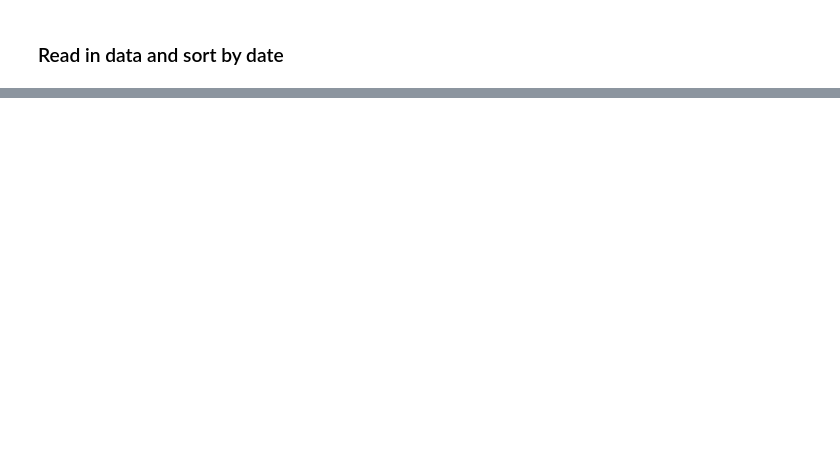
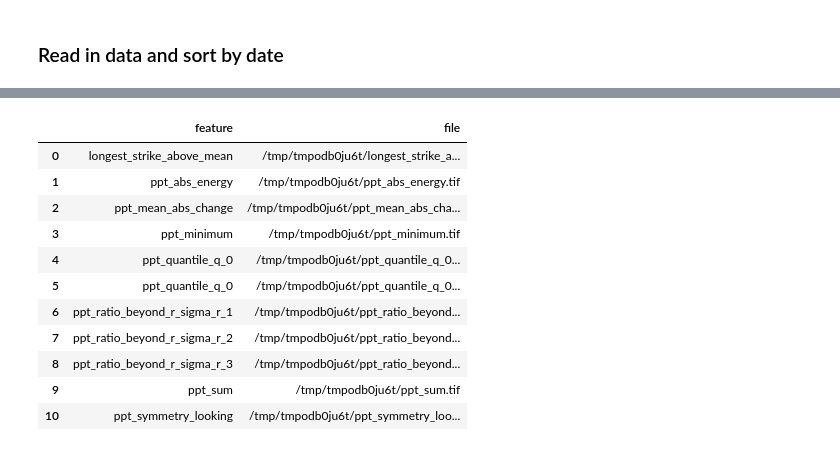
Before and after one commit to mmann1123/xr_fresh, a Jupyter notebook: notebooks/feature_extraction.ipynb, the cells around one changed output, grey strips where cells are left out. Drawn from its saved outputs; the diff is of its cells as text; code cells hidden in the pictures; blank space fills up the shorter version.

```diff
--- a/notebooks/feature_extraction.ipynb
+++ b/notebooks/feature_extraction.ipynb
@@ -207,0 +171,18 @@ Extracting:  symmetry_looking
+# %%
+features = sorted(glob(os.path.join(temp_dir, "*.tif")))
+feature_names = [os.path.basename(f).split(".")[0] for f in features]
+
+pd.DataFrame({'feature': feature_names, 'file': features})
+# %% [output]
+|  | feature | file |
+| 0 | longest_strike_above_mean | /tmp/tmpodb0ju6t/longest_strike_a... |
+| 1 | ppt_abs_energy | /tmp/tmpodb0ju6t/ppt_abs_energy.tif |
+| 2 | ppt_mean_abs_change | /tmp/tmpodb0ju6t/ppt_mean_abs_cha... |
+| 3 | ppt_minimum | /tmp/tmpodb0ju6t/ppt_minimum.tif |
+| 4 | ppt_quantile_q_0 | /tmp/tmpodb0ju6t/ppt_quantile_q_0... |
+| 5 | ppt_quantile_q_0 | /tmp/tmpodb0ju6t/ppt_quantile_q_0... |
+| 6 | ppt_ratio_beyond_r_sigma_r_1 | /tmp/tmpodb0ju6t/ppt_ratio_beyond... |
+| 7 | ppt_ratio_beyond_r_sigma_r_2 | /tmp/tmpodb0ju6t/ppt_ratio_beyond... |
+| 8 | ppt_ratio_beyond_r_sigma_r_3 | /tmp/tmpodb0ju6t/ppt_ratio_beyond... |
+| 9 | ppt_sum | /tmp/tmpodb0ju6t/ppt_sum.tif |
+| 10 | ppt_symmetry_looking | /tmp/tmpodb0ju6t/ppt_symmetry_loo... |
```
Also changed, not shown: parts of 17 cells of this notebook, 17 other files.
